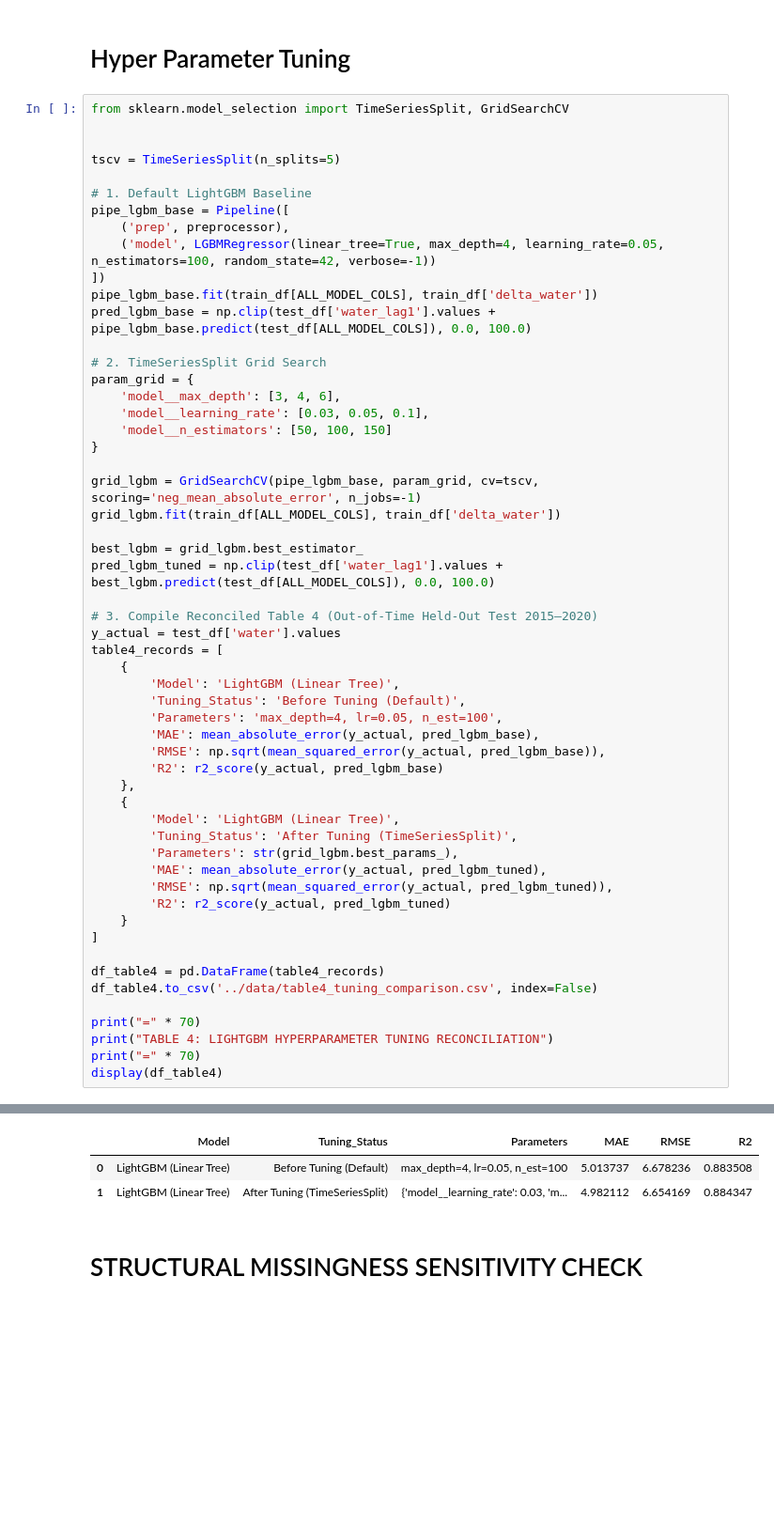
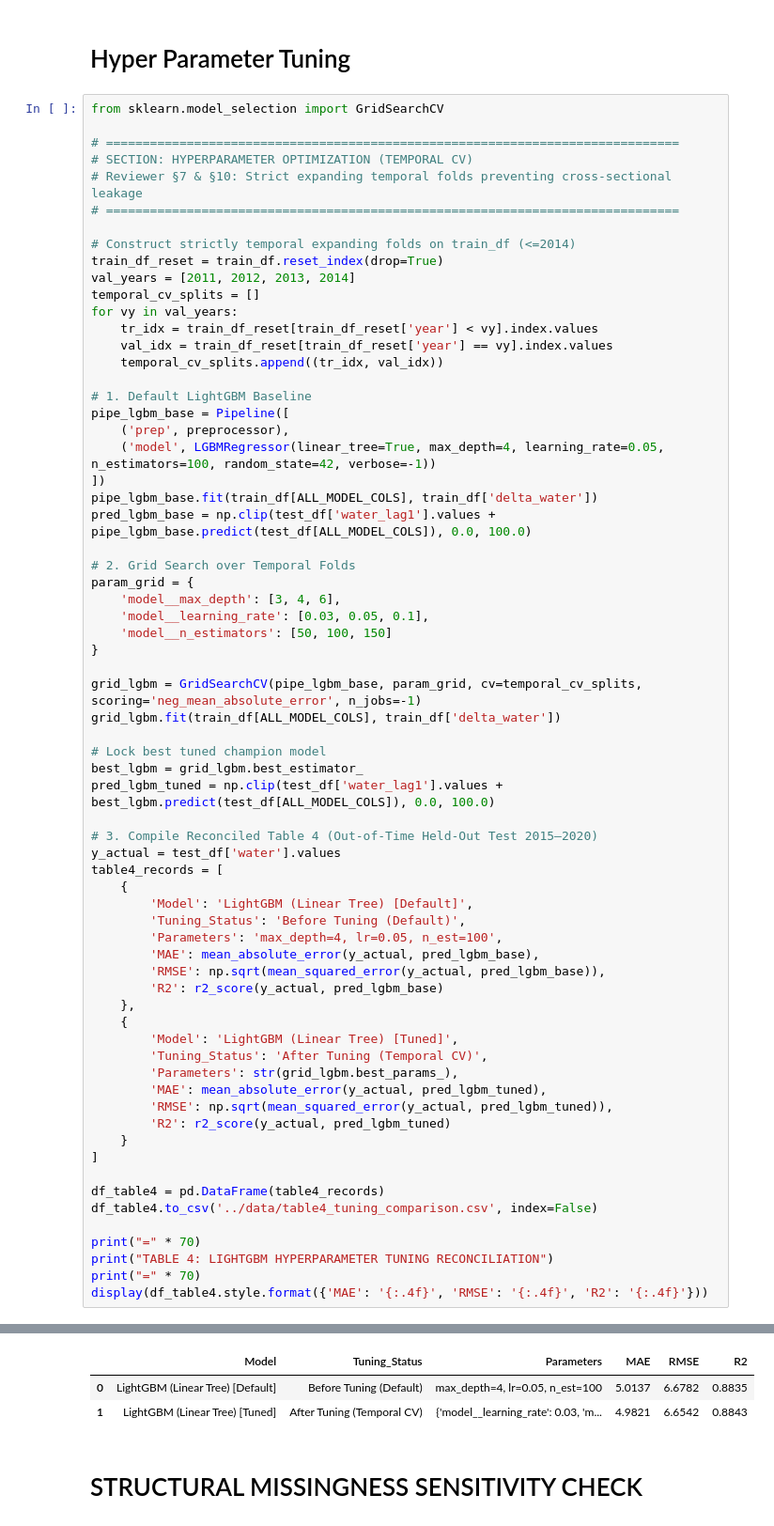
Before and after one commit to Yudhapratama98/Clean-Water-Access, a Jupyter notebook: 2_Predictive-Modelling.ipynb, the cells around one changed output, grey strips where cells are left out. Shown at 94% size. Cells and saved outputs as stored; diff of their text form; blank space fills up the shorter version.

```diff
--- a/2_Predictive-Modelling.ipynb
+++ b/2_Predictive-Modelling.ipynb
@@ -523,10 +531,21 @@ plt.show()
 # %% [markdown]
 # Hyper Parameter Tuning
 # %%
-from sklearn.model_selection import TimeSeriesSplit, GridSearchCV
+from sklearn.model_selection import GridSearchCV
 
+# ==============================================================================
+# SECTION: HYPERPARAMETER OPTIMIZATION (TEMPORAL CV)
+# Reviewer §7 & §10: Strict expanding temporal folds preventing cross-sectional leakage
+# ==============================================================================
 
-tscv = TimeSeriesSplit(n_splits=5)
+# Construct strictly temporal expanding folds on train_df (<=2014)
+train_df_reset = train_df.reset_index(drop=True)
+val_years = [2011, 2012, 2013, 2014]
+temporal_cv_splits = []
+for vy in val_years:
+    tr_idx = train_df_reset[train_df_reset['year'] < vy].index.values
+    val_idx = train_df_reset[train_df_reset['year'] == vy].index.values
+    temporal_cv_splits.append((tr_idx, val_idx))
 
 # 1. Default LightGBM Baseline
 pipe_lgbm_base = Pipeline([
@@ -536,54 +555,55 @@ pipe_lgbm_base = Pipeline([
 pipe_lgbm_base.fit(train_df[ALL_MODEL_COLS], train_df['delta_water'])
 pred_lgbm_base = np.clip(test_df['water_lag1'].values + pipe_lgbm_base.predict(test_df[ALL_MODEL_COLS]), 0.0, 100.0)
 
-# 2. TimeSeriesSplit Grid Search
+# 2. Grid Search over Temporal Folds
 param_grid = {
     'model__max_depth': [3, 4, 6],
     'model__learning_rate': [0.03, 0.05, 0.1],
     'model__n_estimators': [50, 100, 150]
 }
 
-grid_lgbm = GridSearchCV(pipe_lgbm_base, param_grid, cv=tscv, scoring='neg_mean_absolute_error', n_jobs=-1)
+grid_lgbm = GridSearchCV(pipe_lgbm_base, param_grid, cv=temporal_cv_splits, scoring='neg_mean_absolute_error', n_jobs=-1)
 grid_lgbm.fit(train_df[ALL_MODEL_COLS], train_df['delta_water'])
 
+# Lock best tuned champion model
 best_lgbm = grid_lgbm.best_estimator_
 pred_lgbm_tuned = np.clip(test_df['water_lag1'].values + best_lgbm.predict(test_df[ALL_MODEL_COLS]), 0.0, 100.0)
 
 # 3. Compile Reconciled Table 4 (Out-of-Time Held-Out Test 2015–2020)
 y_actual = test_df['water'].values
 table4_records = [
     {
-        'Model': 'LightGBM (Linear Tree)',
+        'Model': 'LightGBM (Linear Tree) [Default]',
         'Tuning_Status': 'Before Tuning (Default)',
         'Parameters': 'max_depth=4, lr=0.05, n_est=100',
         'MAE': mean_absolute_error(y_actual, pred_lgbm_base),
         'RMSE': np.sqrt(mean_squared_error(y_actual, pred_lgbm_base)),
         'R2': r2_score(y_actual, pred_lgbm_base)
     },
     {
-        'Model': 'LightGBM (Linear Tree)',
-        'Tuning_Status': 'After Tuning (TimeSeriesSplit)',
+        'Model': 'LightGBM (Linear Tree) [Tuned]',
+        'Tuning_Status': 'After Tuning (Temporal CV)',
         'Parameters': str(grid_lgbm.best_params_),
         'MAE': mean_absolute_error(y_actual, pred_lgbm_tuned),
         'RMSE': np.sqrt(mean_squared_error(y_actual, pred_lgbm_tuned)),
         'R2': r2_score(y_actual, pred_lgbm_tuned)
     }
 ]
 
 df_table4 = pd.DataFrame(table4_records)
 df_table4.to_csv('../data/table4_tuning_comparison.csv', index=False)
 
 print("=" * 70)
 print("TABLE 4: LIGHTGBM HYPERPARAMETER TUNING RECONCILIATION")
 print("=" * 70)
-display(df_table4)
+display(df_table4.style.format({'MAE': '{:.4f}', 'RMSE': '{:.4f}', 'R2': '{:.4f}'}))
 # %% [output]
 ======================================================================
 TABLE 4: LIGHTGBM HYPERPARAMETER TUNING RECONCILIATION
 ======================================================================
 |  | Model | Tuning_Status | Parameters | MAE | RMSE | R2 |
-| 0 | LightGBM (Linear Tree) | Before Tuning (Default) | max_depth=4, lr=0.05, n_est=100 | 5.013737 | 6.678236 | 0.883508 |
-| 1 | LightGBM (Linear Tree) | After Tuning (TimeSeriesSplit) | {'model__learning_rate': 0.03, 'm... | 4.982112 | 6.654169 | 0.884347 |
+| 0 | LightGBM (Linear Tree) [Default] | Before Tuning (Default) | max_depth=4, lr=0.05, n_est=100 | 5.0137 | 6.6782 | 0.8835 |
+| 1 | LightGBM (Linear Tree) [Tuned] | After Tuning (Temporal CV) | {'model__learning_rate': 0.03, 'm... | 4.9821 | 6.6542 | 0.8843 |
 # %% [markdown]
 # STRUCTURAL MISSINGNESS SENSITIVITY CHECK
 # %%
```
Also changed, not shown: parts of 14 cells of this notebook, 24 other files.
